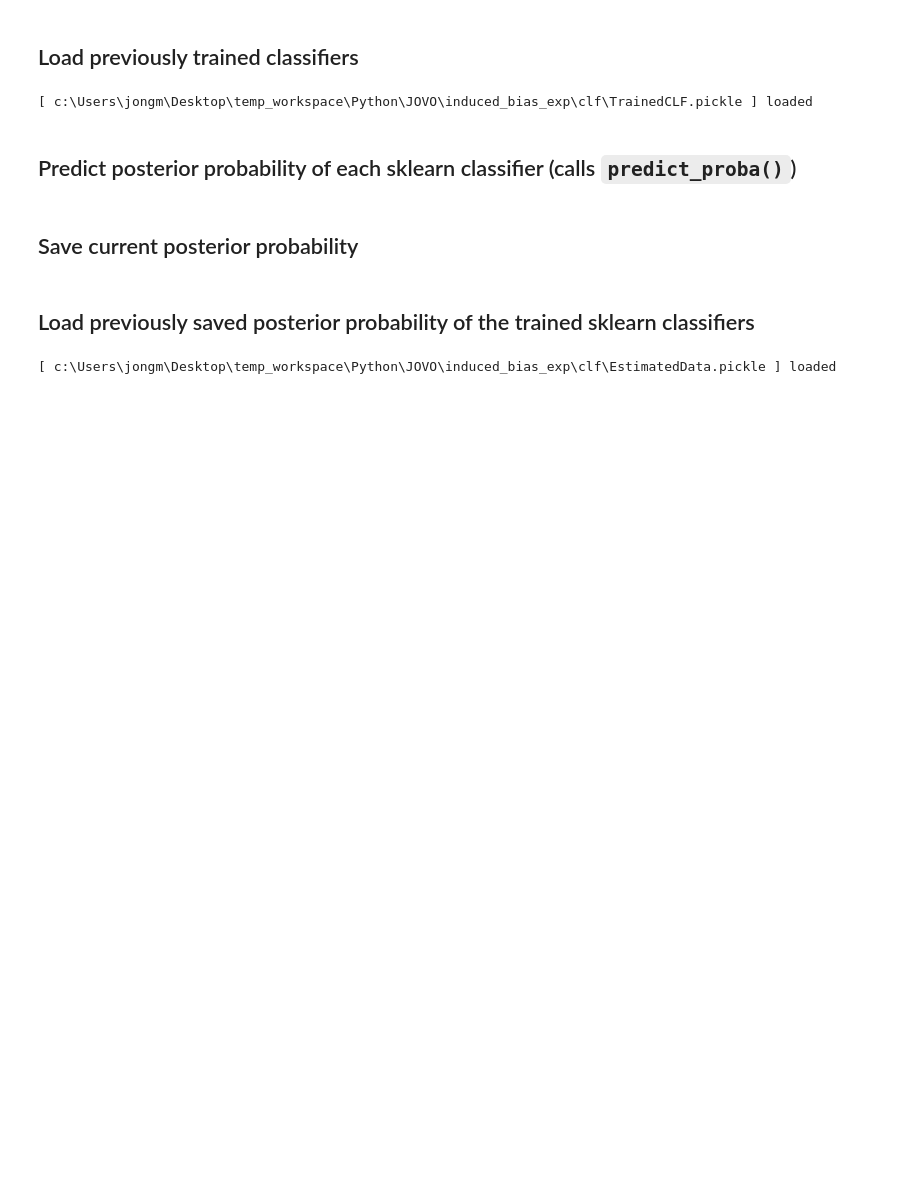
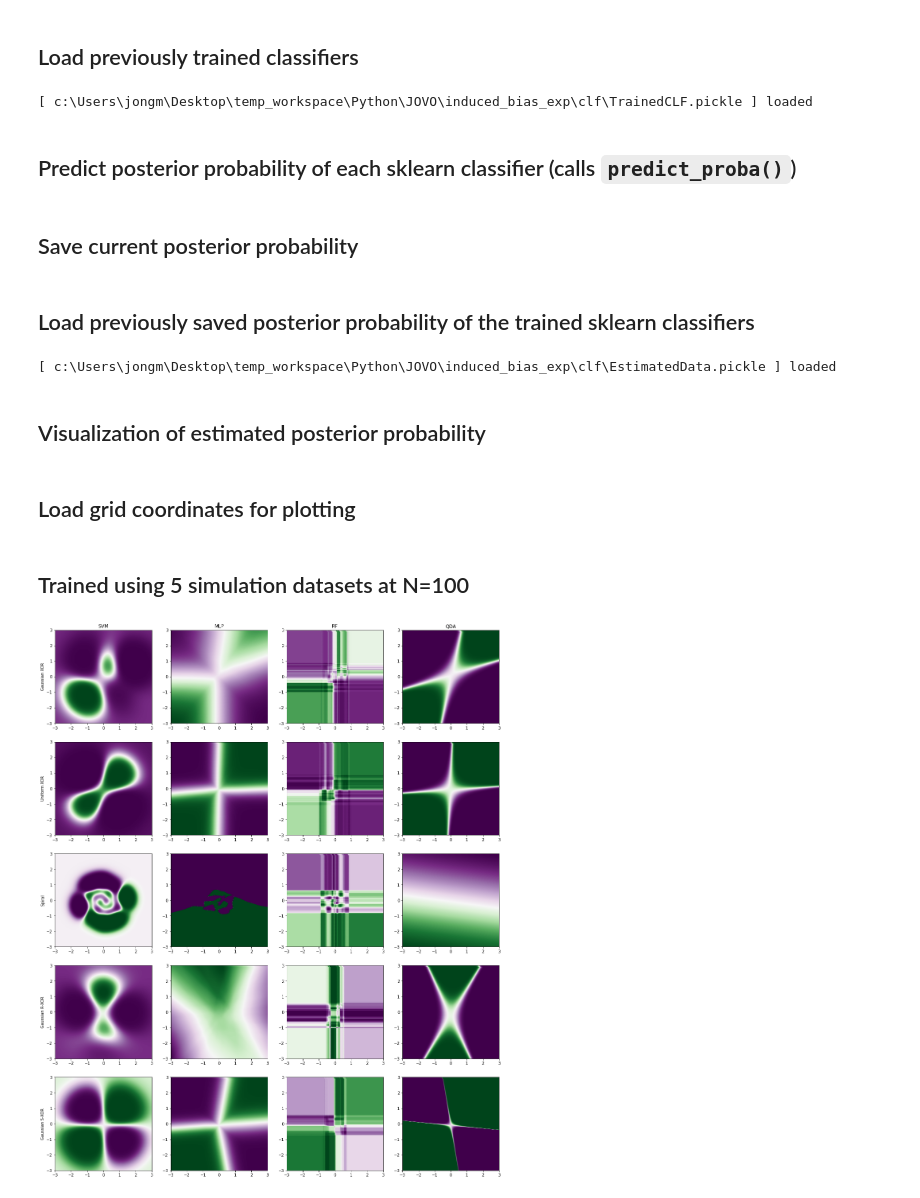
Before and after one commit to jshinm/inductive-bias-experiment, a Jupyter notebook: experiments/model_training.ipynb, the cells around one changed output. Saved outputs shown, nothing was run; the diff lists cells and outputs as text; code cells hidden in the pictures; blank space fills up the shorter version.

```diff
--- a/experiments/model_training.ipynb
+++ b/experiments/model_training.ipynb
@@ -53,3 +53,5 @@ ib.load_clf()
 ib.load_est()
 # %% [output]
 [ c:\Users\jongm\Desktop\temp_workspace\Python\JOVO\induced_bias_exp\clf\EstimatedData.pickle ] loaded
+# %% [markdown]
+## Visualization of estimated posterior probability
@@ -55,0 +61,22 @@ ib.load_est()
+# %% [markdown]
+## Load grid coordinates for plotting
+# %%
+mask = DG.generate_mask()
+# %% [markdown]
+## Trained using 5 simulation datasets at N=100
+# %%
+fig, axs = plt.subplots(5,4, figsize=(5*4, 5*5))
+for j in range(5):
+    for i in range(4):
+        if j == 0:
+            axs[j][i].set_title(ib.mtype[i])
+        if i == 0:
+            axs[j][i].set_ylabel(ib.dtype[j])
+
+        axs[j][i].scatter(x=mask[:,0], y=mask[:,1],c=ib.estpst[0][j][i][:,0], cmap='PRGn')
+        axs[j][i].set_xlim([-3,3])
+        axs[j][i].set_ylim([-3,3])
+
+plt.savefig(f'figs/[model_training]_probafig_{str(ib.date.date())}.png', bbox_inches='tight')
+# %% [output]
+[figure, added]
```
Also changed, not shown: parts of 2 cells of this notebook, 12 other files.
